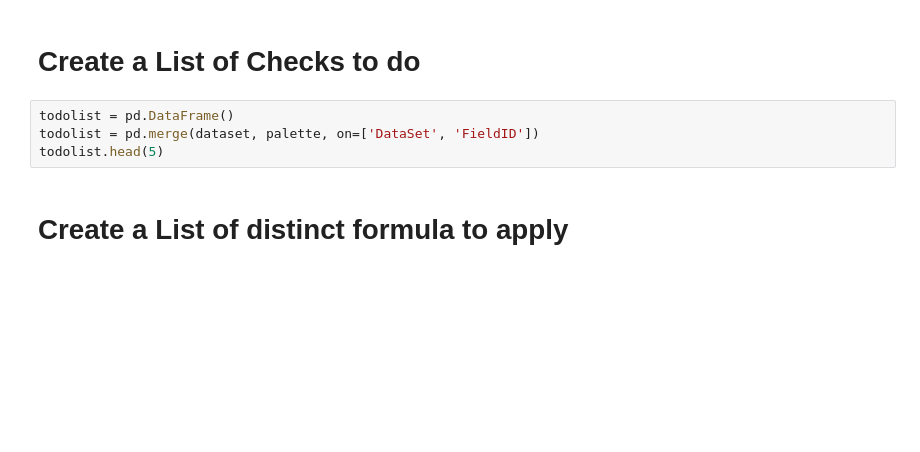
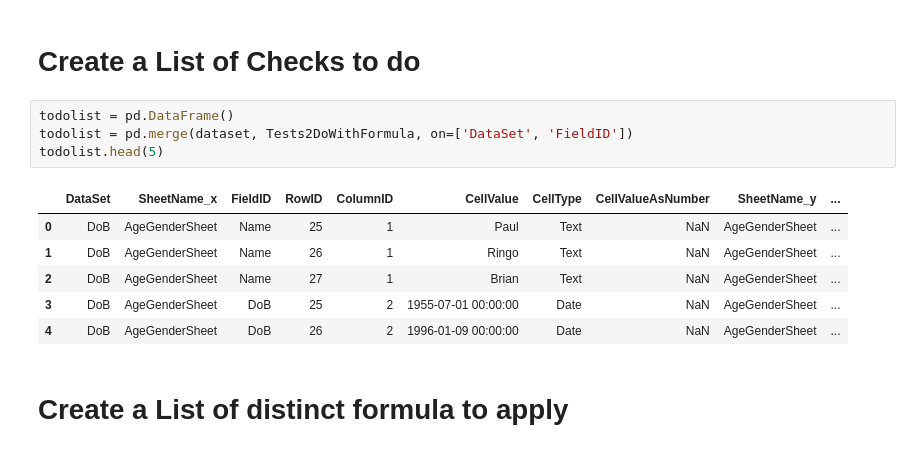
Before and after one commit to andrewcgaitskell/excel-extractor, a Jupyter notebook: DataPipeline.ipynb, the cells around one changed output. Cells and saved outputs as stored; diff of their text form; blank space fills up the shorter version.

```diff
--- a/DataPipeline.ipynb
+++ b/DataPipeline.ipynb
@@ -557,8 +623,15 @@ dataset.head(5)
 # Create a List of Checks to do
 # %%
 todolist = pd.DataFrame()
-todolist = pd.merge(dataset, palette, on=['DataSet', 'FieldID'])
+todolist = pd.merge(dataset, Tests2DoWithFormula, on=['DataSet', 'FieldID'])
 todolist.head(5)
+# %% [output]
+|  | DataSet | SheetName_x | FieldID | RowID | ColumnID | CellValue | CellType | CellValueAsNumber | SheetName_y | ... |
+| 0 | DoB | AgeGenderSheet | Name | 25 | 1 | Paul | Text | NaN | AgeGenderSheet | ... |
+| 1 | DoB | AgeGenderSheet | Name | 26 | 1 | Ringo | Text | NaN | AgeGenderSheet | ... |
+| 2 | DoB | AgeGenderSheet | Name | 27 | 1 | Brian | Text | NaN | AgeGenderSheet | ... |
+| 3 | DoB | AgeGenderSheet | DoB | 25 | 2 | 1955-07-01 00:00:00 | Date | NaN | AgeGenderSheet | ... |
+| 4 | DoB | AgeGenderSheet | DoB | 26 | 2 | 1996-01-09 00:00:00 | Date | NaN | AgeGenderSheet | ... |
 # %% [markdown]
 # Create a List of distinct formula to apply
 # %%
```
Also changed, not shown: parts of 41 cells of this notebook.
